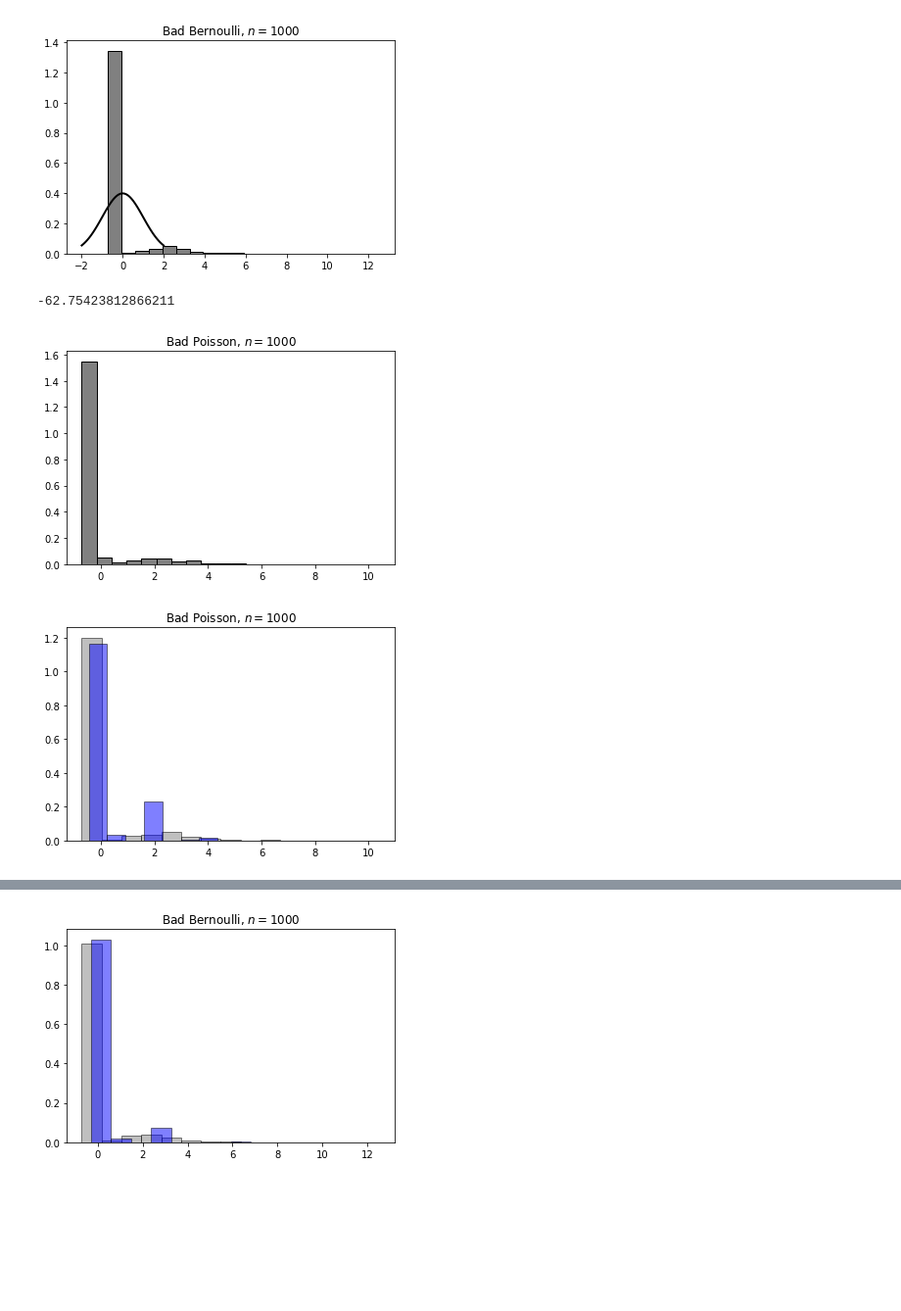
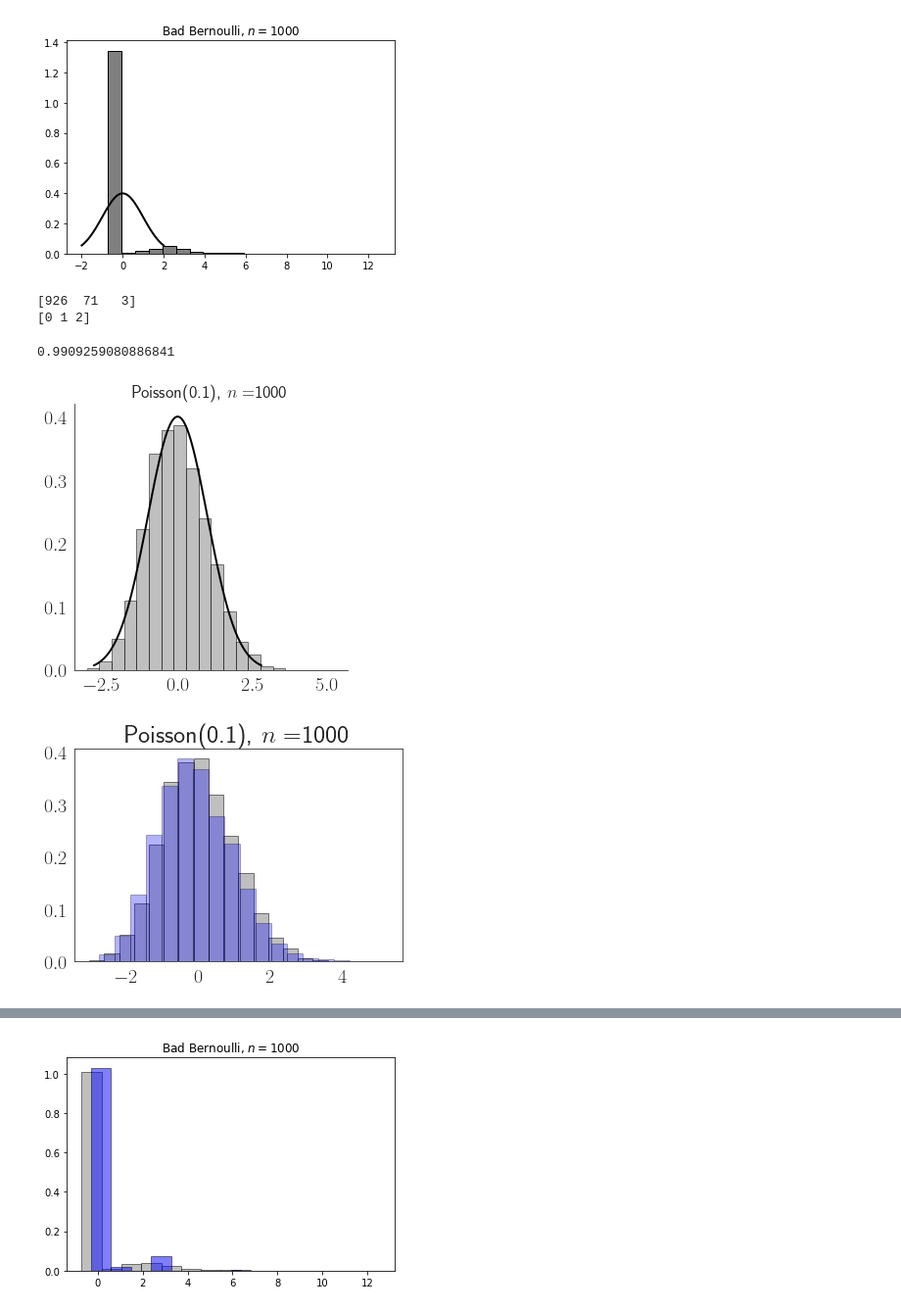
Before and after one commit to ronakdm/prelim, a Jupyter notebook: figure-3.ipynb, the cells around one changed output, grey strips where cells are left out. Shown at 98% size. Drawn from its saved outputs; the diff is of its cells as text; code cells hidden in the pictures; blank space fills up the shorter version.

Commit message:
Power figure and validity of asymptotic theory figure.

```diff
--- a/figure-3.ipynb
+++ b/figure-3.ipynb
@@ -7,3 +9,13 @@ from hypothesis_tests import chatterjee
+# %%
+import matplotlib as mpl
+
+mpl.rcParams['lines.linewidth'] = 3
+mpl.rcParams['xtick.labelsize'] = 20
+mpl.rcParams['ytick.labelsize'] = 20
+mpl.rcParams["axes.labelsize"] = 26
+mpl.rcParams['legend.fontsize'] = 20
+mpl.rcParams['axes.titlesize'] = 26
+mpl.rcParams['text.usetex'] = True
 # %%
 def simulate_unif(n, n_sim):
     dist = torch.zeros(n_sim)
@@ -84,6 +167,8 @@ n_sim = 10000
 unif_dist = simulate_unif(n, n_sim)
 np.save(f"results/asymptotic/unif_{n}.npy", unif_dist)
 # %%
+sns.set_style("white")
+
 n = 1000
 unif_dist = np.load(f"results/asymptotic/unif_{n}.npy")
 
@@ -92,7 +177,7 @@ x = np.linspace(-2,2, 100)
 f = np.exp(-x ** 2 / (2 * 0.4)) / np.sqrt(2 * np.pi * 0.4)
 h = plt.plot(x, f, lw=2, color="k")
 
-plt.title("Uniform[0, 1], " + r"$n = $" + f"{n}")
-plt.hist(np.sqrt(n) * unif_dist, bins=40, edgecolor='k', density=True, color="grey")
+plt.title("Uniform[0, 1], " + r"$n = $" + f"{n}", fontsize=16)
+plt.hist(np.sqrt(n) * unif_dist, bins=40, edgecolor='k', density=True, color="grey", alpha=0.5)
 plt.show()
 # %% [output]
@@ -200,26 +292,39 @@ np.save(f"results/asymptotic/bad_dist2_{n}.npy", bad_dist)
+# %%
+y = torch.tensor(np.random.poisson(lam=lam, size=(n,)))
+print(np.bincount(y))
+print(np.unique(y))
+# %% [output]
+[926  71   3]
+[0 1 2]
 # %%
+sns.set_style("white")
 n = 1000
 n_sim = 10000
+lam = 0.1
+
+fig, ax = plt.subplots(1, 1, figsize=(5, 5))
 
 np.random.seed(1234)
 
-bad_dist = simulate_bad_poisson(n, n_sim)
-np.save(f"results/asymptotic/bad_poisson_{n}.npy", bad_dist)
-y = torch.tensor(np.random.poisson(lam=0.01, size=(n,)))
+bad_dist = np.load(f"results/asymptotic/bad_poisson_n_{n}_lam_{lam}.npy")
+y = torch.tensor(np.random.poisson(lam=lam, size=(n,)))
 tau2 = get_tau2(y, n)
 print(tau2)
 
 # Asymptotic distribution.
-x = np.linspace(-2,2, 100)
+x = np.linspace(-2.8,2.8, 100)
 f = np.exp(-x ** 2 / (2 * tau2)) / np.sqrt(2 * np.pi * tau2)
 h = plt.plot(x, f, lw=2, color="k")
 
-plt.title("Bad Poisson, " + r"$n = $" + f"{n}")
-plt.hist(np.sqrt(n) * bad_dist, bins=20, edgecolor='k', density=True, color="grey")
+ax.set_title(f"Poisson({lam}), " + r"$n = $" + f"{n}", fontsize=18)
+ax.hist(np.sqrt(n) * bad_dist, bins=20, edgecolor='k', density=True, color="grey", alpha=0.5)
+
+sns.despine()
+plt.savefig(f"figs/poisson_lam_{lam}.pdf", bbox_inches="tight")
 plt.show()
 # %% [output]
--62.75423812866211
+0.9909259080886841
-[figure, old version]
+[figure, new version]
 # %%
 def get_ranks(z):
     uq_vals,inverse_ixs,counts = torch.unique(z, sorted=True, return_inverse=True,return_counts=True)
@@ -281,12 +387,13 @@ np.save(f"results/asymptotic/bad_poisson_perm_test_{n}.npy", np.array(test_stats
 # %%
 n = 1000
+lam = 0.1
 
-bad_dist = np.load(f"results/asymptotic/bad_poisson_{n}.npy")
-test_stat = np.load(f"results/asymptotic/bad_poisson_perm_test_{n}.npy")
+bad_dist = np.load(f"results/asymptotic/bad_poisson_n_{n}_lam_{lam}.npy")
+test_stat = np.load(f"results/asymptotic/bad_poisson_perm_test_n_{n}_lam_{lam}.npy")
 
-plt.title("Bad Poisson, " + r"$n = $" + f"{n}")
-plt.hist(np.sqrt(n) * bad_dist, alpha=0.5, bins=15, edgecolor='k', density=True, color="grey", label="True")
-plt.hist(np.sqrt(n) * test_stat, alpha=0.5, bins=10, edgecolor='k', density=True, color="blue", label="Estimated")
+plt.title(f"Poisson({lam}), " + r"$n = $" + f"{n}")
+plt.hist(np.sqrt(n) * bad_dist, alpha=0.5, bins=20, edgecolor='k', density=True, color="grey", label="True")
+plt.hist(np.sqrt(n) * test_stat, alpha=0.3, bins=16, edgecolor='k', density=True, color="blue", label="Estimated")
 plt.show()
 # %% [output]
-[figure, old version]
+[figure, new version]
```
Also changed, not shown: parts of 11 cells of this notebook, 27 other files.
